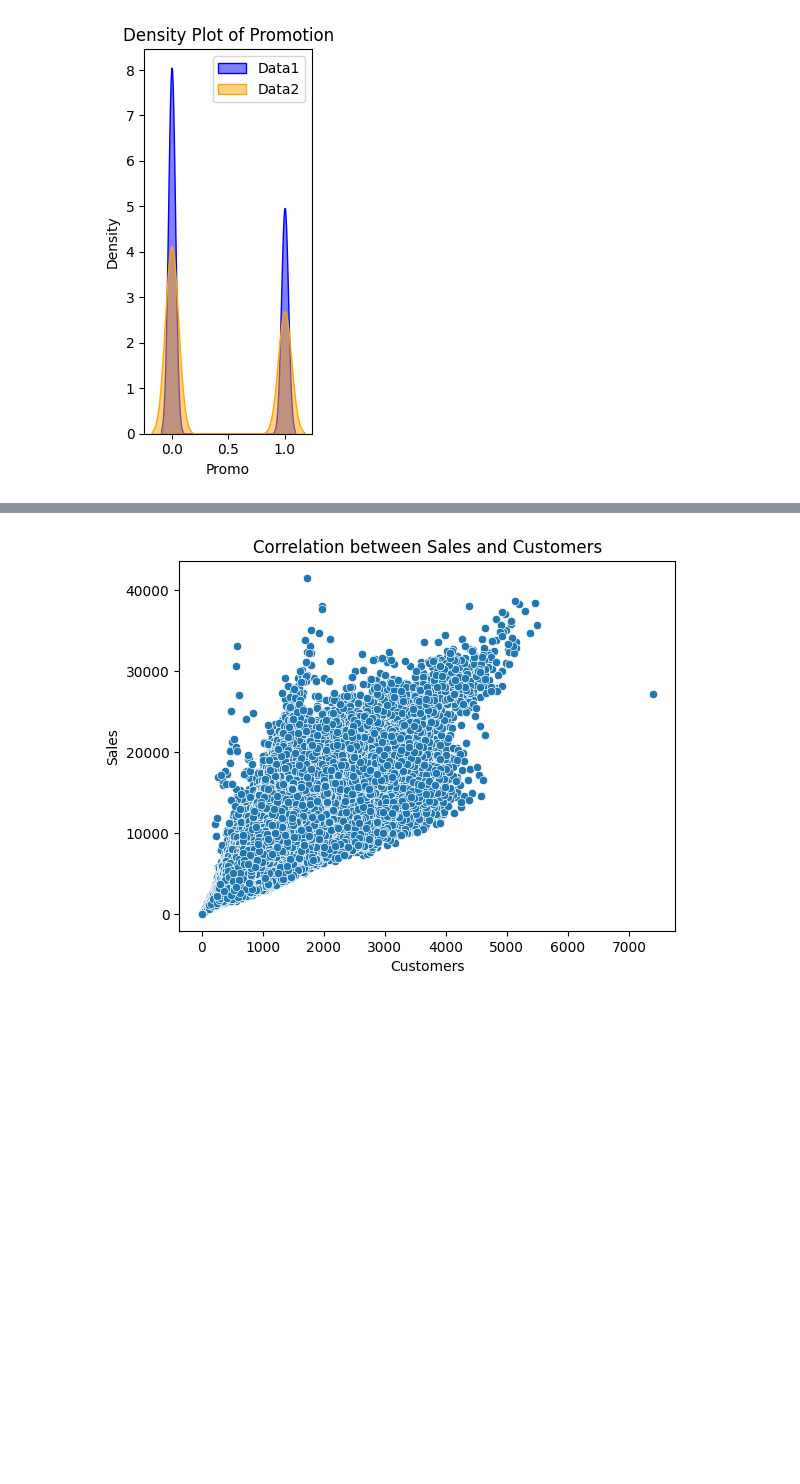
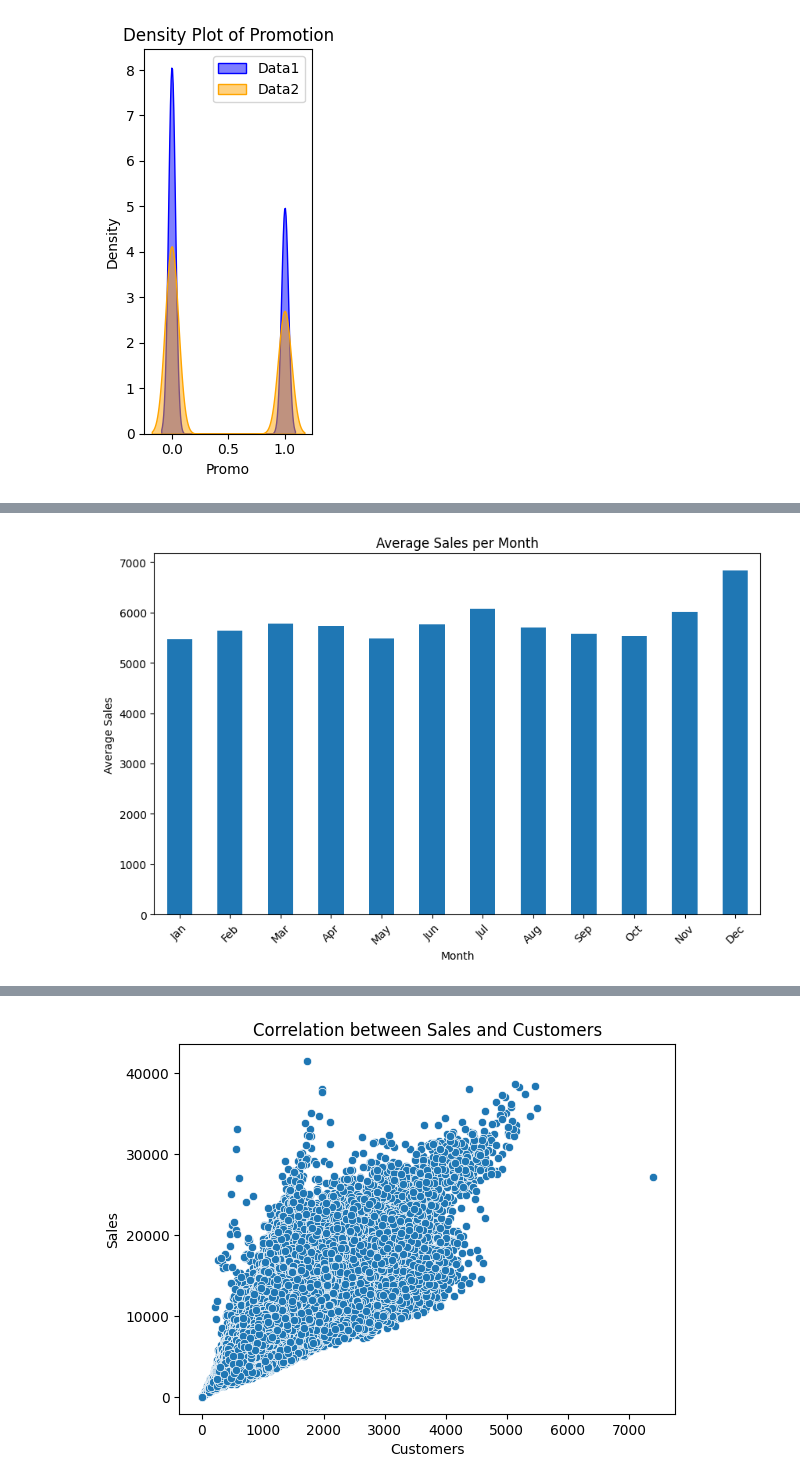
Before and after one commit to malzbanker/AIM_WEEK_4, a Jupyter notebook: notebooks/eda.ipynb, the cells around one changed output, grey strips where cells are left out. Drawn from its saved outputs; the diff is of its cells as text; code cells hidden in the pictures; blank space fills up the shorter version.

```diff
--- a/notebooks/eda.ipynb
+++ b/notebooks/eda.ipynb
@@ -143,0 +276,22 @@ data = pd.merge(data1, data2, on='Store')
+# %%
+#Step 6: Seasonal Purchase Behavior
+#Analyze festive seasons.
+
+# Define major seasonal holidays
+data['Month'] = data['Date'].dt.month
+
+# Analyze sales by month
+seasonal_sales = data.groupby('Month')['Sales'].mean()
+
+# Plotting seasonal sales
+plt.figure(figsize=(10, 6))
+seasonal_sales.plot(kind='bar')
+plt.title('Average Sales per Month')
+plt.xlabel('Month')
+plt.ylabel('Average Sales')
+plt.xticks(ticks=range(12), labels=[
+    'Jan', 'Feb', 'Mar', 'Apr', 'May', 'Jun',
+    'Jul', 'Aug', 'Sep', 'Oct', 'Nov', 'Dec'], rotation=45)
+plt.show()
+# %% [output]
+[figure, added]
```
Also changed, not shown: parts of 30 cells of this notebook, 1 other file.
